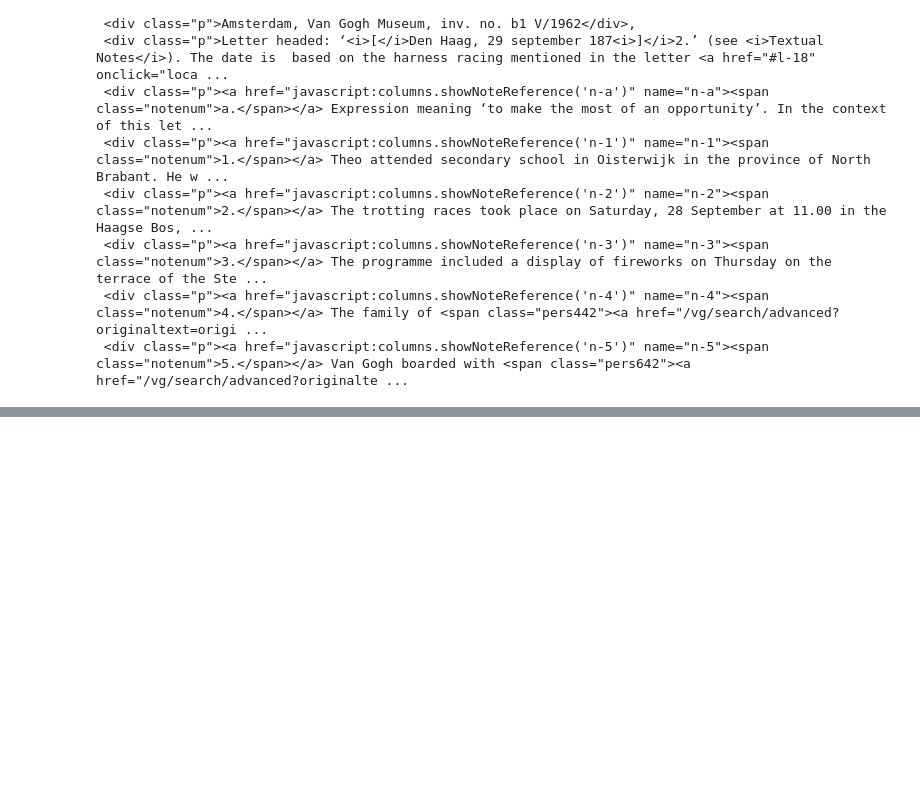
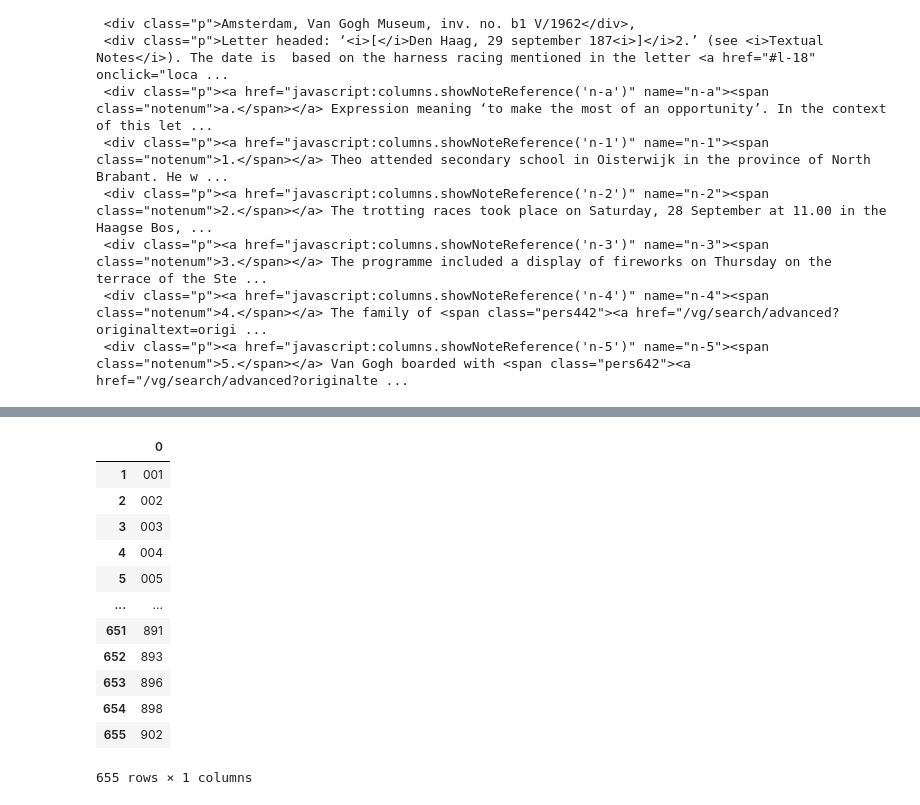
Before and after one commit to thecirocks/gogh, a Jupyter notebook: letters.ipynb, the cells around one changed output, grey strips where cells are left out. Saved outputs shown, nothing was run; the diff lists cells and outputs as text; code cells hidden in the pictures; blank space fills up the shorter version.

```diff
--- a/letters.ipynb
+++ b/letters.ipynb
@@ -76,0 +199,18 @@ AttributeError: 'NoneType' object has no attribute 'strip'
+# %%
+df_number = df_dividido[0].str.extract(r'(\d{3})')
+df_number = df_number.dropna()
+df_number
+# %% [output]
+|  | 0 |
+| 1 | 001 |
+| 2 | 002 |
+| 3 | 003 |
+| 4 | 004 |
+| 5 | 005 |
+| ... | ... |
+| 651 | 891 |
+| 652 | 893 |
+| 653 | 896 |
+| 654 | 898 |
+| 655 | 902 |
+655 rows × 1 columns
```
Also changed, not shown: parts of 24 cells of this notebook.
